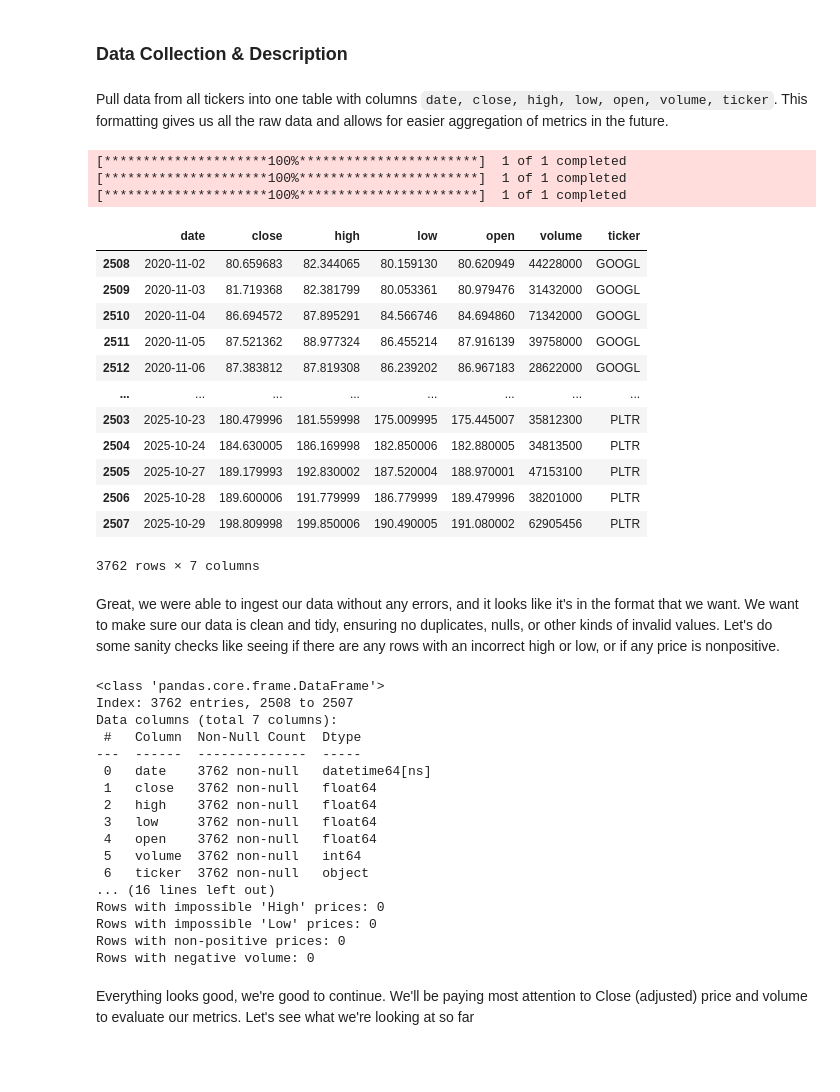
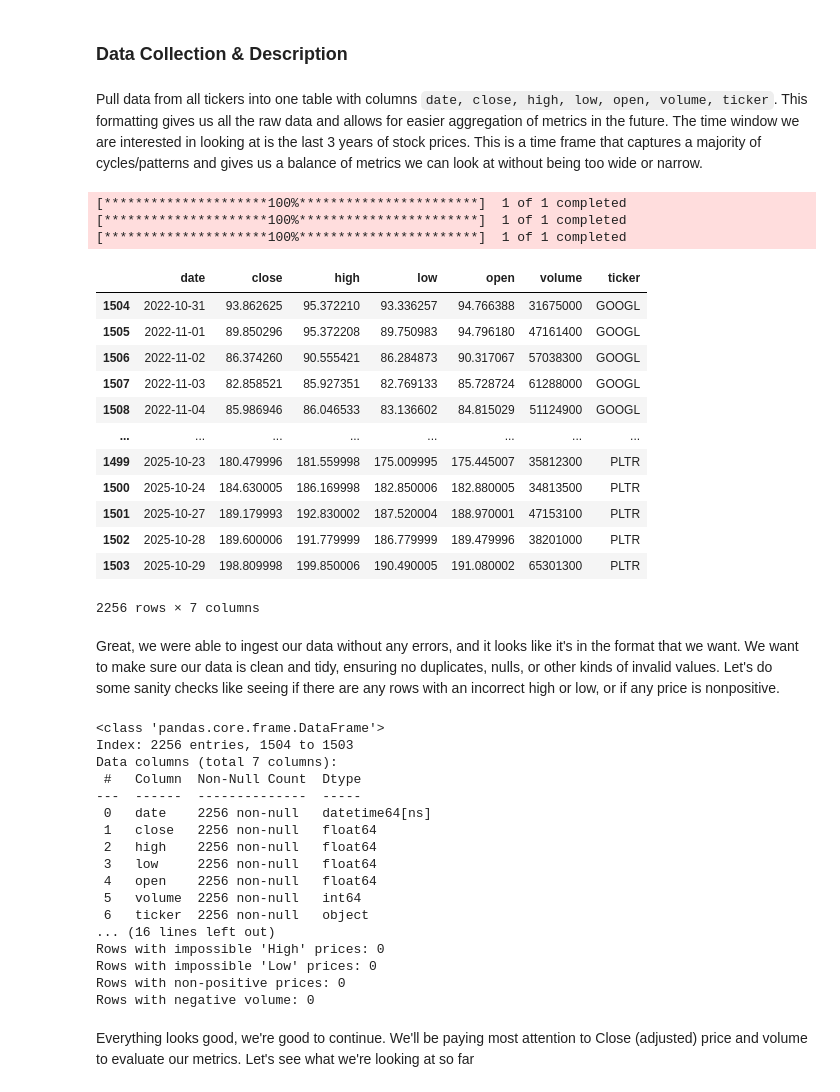
Before and after one commit to jasonho318/finance-analytics-project, a Jupyter notebook: eda.ipynb, the cells around one changed output. Cells and saved outputs as stored; diff of their text form; code cells hidden in the pictures; blank space fills up the shorter version.

```diff
--- a/eda.ipynb
+++ b/eda.ipynb
@@ -30,43 +30,43 @@ Setup Complete
 # %% [markdown]
 ### Data Collection & Description
 # %% [markdown]
-Pull data from all tickers into one table with columns `date, close, high, low, open, volume, ticker`. This formatting gives us all the raw data and allows for easier aggregation of metrics in the future.
+Pull data from all tickers into one table with columns `date, close, high, low, open, volume, ticker`. This formatting gives us all the raw data and allows for easier aggregation of metrics in the future. The time window we are interested in looking at is the last 3 years of stock prices. This is a time frame that captures a majority of cycles/patterns and gives us a balance of metrics we can look at without being too wide or narrow.
 # %%
 tickers = ['NVDA', 'PLTR', 'GOOGL'] # Nvidia, Palantir, Google
 end_date = datetime.now()
-start_date = end_date - timedelta(days=5*365)
+start_date = end_date - timedelta(days=3*365)
 
 all_data = []
 for ticker in tickers:
     table = yf.download(ticker, start=start_date, end=end_date, auto_adjust=True)
 
     table = table.reset_index()
 
     table.columns = ['date', 'close', 'high', 'low', 'open', 'volume']
     table['ticker'] = ticker
 
     all_data.append(table)
 
 df = pd.concat(all_data, ignore_index=True)
 df = df.sort_values(['ticker', 'date'])
 df
 # %% [output]
 [*********************100%***********************]  1 of 1 completed
 [*********************100%***********************]  1 of 1 completed
 [*********************100%***********************]  1 of 1 completed
 |  | date | close | high | low | open | volume | ticker |
-| 2508 | 2020-11-02 | 80.659683 | 82.344065 | 80.159130 | 80.620949 | 44228000 | GOOGL |
-| 2509 | 2020-11-03 | 81.719368 | 82.381799 | 80.053361 | 80.979476 | 31432000 | GOOGL |
-| 2510 | 2020-11-04 | 86.694572 | 87.895291 | 84.566746 | 84.694860 | 71342000 | GOOGL |
-| 2511 | 2020-11-05 | 87.521362 | 88.977324 | 86.455214 | 87.916139 | 39758000 | GOOGL |
-| 2512 | 2020-11-06 | 87.383812 | 87.819308 | 86.239202 | 86.967183 | 28622000 | GOOGL |
+| 1504 | 2022-10-31 | 93.862625 | 95.372210 | 93.336257 | 94.766388 | 31675000 | GOOGL |
+| 1505 | 2022-11-01 | 89.850296 | 95.372208 | 89.750983 | 94.796180 | 47161400 | GOOGL |
+| 1506 | 2022-11-02 | 86.374260 | 90.555421 | 86.284873 | 90.317067 | 57038300 | GOOGL |
+| 1507 | 2022-11-03 | 82.858521 | 85.927351 | 82.769133 | 85.728724 | 61288000 | GOOGL |
+| 1508 | 2022-11-04 | 85.986946 | 86.046533 | 83.136602 | 84.815029 | 51124900 | GOOGL |
 | ... | ... | ... | ... | ... | ... | ... | ... |
-| 2503 | 2025-10-23 | 180.479996 | 181.559998 | 175.009995 | 175.445007 | 35812300 | PLTR |
-| 2504 | 2025-10-24 | 184.630005 | 186.169998 | 182.850006 | 182.880005 | 34813500 | PLTR |
-| 2505 | 2025-10-27 | 189.179993 | 192.830002 | 187.520004 | 188.970001 | 47153100 | PLTR |
-| 2506 | 2025-10-28 | 189.600006 | 191.779999 | 186.779999 | 189.479996 | 38201000 | PLTR |
-| 2507 | 2025-10-29 | 198.809998 | 199.850006 | 190.490005 | 191.080002 | 62905456 | PLTR |
+| 1499 | 2025-10-23 | 180.479996 | 181.559998 | 175.009995 | 175.445007 | 35812300 | PLTR |
+| 1500 | 2025-10-24 | 184.630005 | 186.169998 | 182.850006 | 182.880005 | 34813500 | PLTR |
+| 1501 | 2025-10-27 | 189.179993 | 192.830002 | 187.520004 | 188.970001 | 47153100 | PLTR |
+| 1502 | 2025-10-28 | 189.600006 | 191.779999 | 186.779999 | 189.479996 | 38201000 | PLTR |
+| 1503 | 2025-10-29 | 198.809998 | 199.850006 | 190.490005 | 191.080002 | 65301300 | PLTR |
-3762 rows × 7 columns
+2256 rows × 7 columns
 # %% [markdown]
 Great, we were able to ingest our data without any errors, and it looks like it's in the format that we want. We want to make sure our data is clean and tidy, ensuring no duplicates, nulls, or other kinds of invalid values. Let's do some sanity checks like seeing if there are any rows with an incorrect high or low, or if any price is nonpositive.
 # %%
@@ -98,17 +98,17 @@ print(f"Rows with non-positive prices: {len(non_positive_prices)}")
 print(f"Rows with negative volume: {len(negative_volume)}")
 # %% [output]
 <class 'pandas.core.frame.DataFrame'>
-Index: 3762 entries, 2508 to 2507
+Index: 2256 entries, 1504 to 1503
 Data columns (total 7 columns):
  #   Column  Non-Null Count  Dtype
 ---  ------  --------------  -----
- 0   date    3762 non-null   datetime64[ns]
- 1   close   3762 non-null   float64
- 2   high    3762 non-null   float64
- 3   low     3762 non-null   float64
- 4   open    3762 non-null   float64
- 5   volume  3762 non-null   int64
- 6   ticker  3762 non-null   object
+ 0   date    2256 non-null   datetime64[ns]
+ 1   close   2256 non-null   float64
+ 2   high    2256 non-null   float64
+ 3   low     2256 non-null   float64
+ 4   open    2256 non-null   float64
+ 5   volume  2256 non-null   int64
+ 6   ticker  2256 non-null   object
 ... (16 lines left out)
 Rows with impossible 'High' prices: 0
 Rows with impossible 'Low' prices: 0
```
Also changed, not shown: parts of 11 cells of this notebook, 7 other files.
